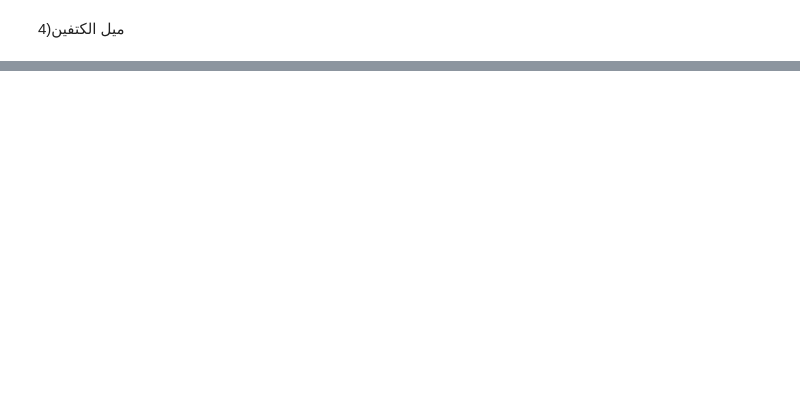
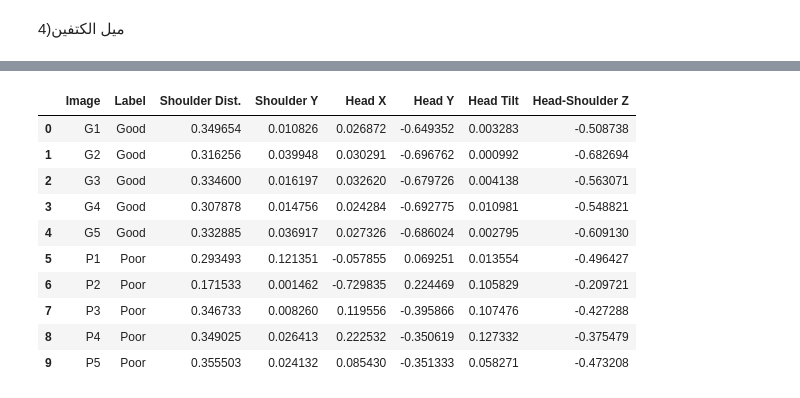
Before and after one commit to yaraabdalkreemismaiel-art/SmartDeskAI, a Jupyter notebook: notebooks/posture_feature_extraction.ipynb, the cells around one changed output, grey strips where cells are left out. Drawn from its saved outputs; the diff is of its cells as text; code cells hidden in the pictures; blank space fills up the shorter version.

```diff
--- a/notebooks/posture_feature_extraction.ipynb
+++ b/notebooks/posture_feature_extraction.ipynb
@@ -401,0 +432,11 @@ Head-Shoulder Y difference: -0.16498501598834991
+# %%
+# Head tilt based on ear positions
+
+right_ear = landmarks[7]
+left_ear = landmarks[8]
+
+head_tilt_y_difference = abs(
+    right_ear.y - left_ear.y
+)
+
+print("Head tilt Y difference:", head_tilt_y_difference)
@@ -476,0 +779,52 @@ plt.axis("off");
+# %%
+# ==========================================
+# Process 10 images: Good + Poor
+# ==========================================
+
+images = [
+    # Good posture
+    ("G1.png", "Good", "G1"),
+    ("G2.png", "Good", "G2"),
+    ("G3.png", "Good", "G3"),
+    ("G4.png", "Good", "G4"),
+    ("G5.png", "Good", "G5"),
+
+    # Poor posture
+    ("P1_head_forward.png", "Poor", "P1"),
+    ("P2_slouched_back.png", "Poor", "P2"),
+    ("P3_head_tilt_right.png", "Poor", "P3"),
+    ("P4_head_tilt_left.png", "Poor", "P4"),
+    ("P5_uneven_shoulders.png", "Poor", "P5")
+]
+
+results = []
+
+for image_path, label, image_name in images:
+
+    features = extract_posture_features(
+        image_path=image_path,
+        label=label,
+        image_name=image_name
+    )
+
+    if features is not None:
+        results.append(features)
+
+
+# Create DataFrame
+posture_df = pd.DataFrame(results)
+
+# Display the table
+posture_df
+# %% [output]
+|  | Image | Label | Shoulder Dist. | Shoulder Y | Head X | Head Y | Head Tilt | Head-Shoulder Z |
+| 0 | G1 | Good | 0.349654 | 0.010826 | 0.026872 | -0.649352 | 0.003283 | -0.508738 |
+| 1 | G2 | Good | 0.316256 | 0.039948 | 0.030291 | -0.696762 | 0.000992 | -0.682694 |
+| 2 | G3 | Good | 0.334600 | 0.016197 | 0.032620 | -0.679726 | 0.004138 | -0.563071 |
+| 3 | G4 | Good | 0.307878 | 0.014756 | 0.024284 | -0.692775 | 0.010981 | -0.548821 |
+| 4 | G5 | Good | 0.332885 | 0.036917 | 0.027326 | -0.686024 | 0.002795 | -0.609130 |
+| 5 | P1 | Poor | 0.293493 | 0.121351 | -0.057855 | 0.069251 | 0.013554 | -0.496427 |
+| 6 | P2 | Poor | 0.171533 | 0.001462 | -0.729835 | 0.224469 | 0.105829 | -0.209721 |
+| 7 | P3 | Poor | 0.346733 | 0.008260 | 0.119556 | -0.395866 | 0.107476 | -0.427288 |
+| 8 | P4 | Poor | 0.349025 | 0.026413 | 0.222532 | -0.350619 | 0.127332 | -0.375479 |
+| 9 | P5 | Poor | 0.355503 | 0.024132 | 0.085430 | -0.351333 | 0.058271 | -0.473208 |
```
Also changed, not shown: parts of 24 cells of this notebook.
